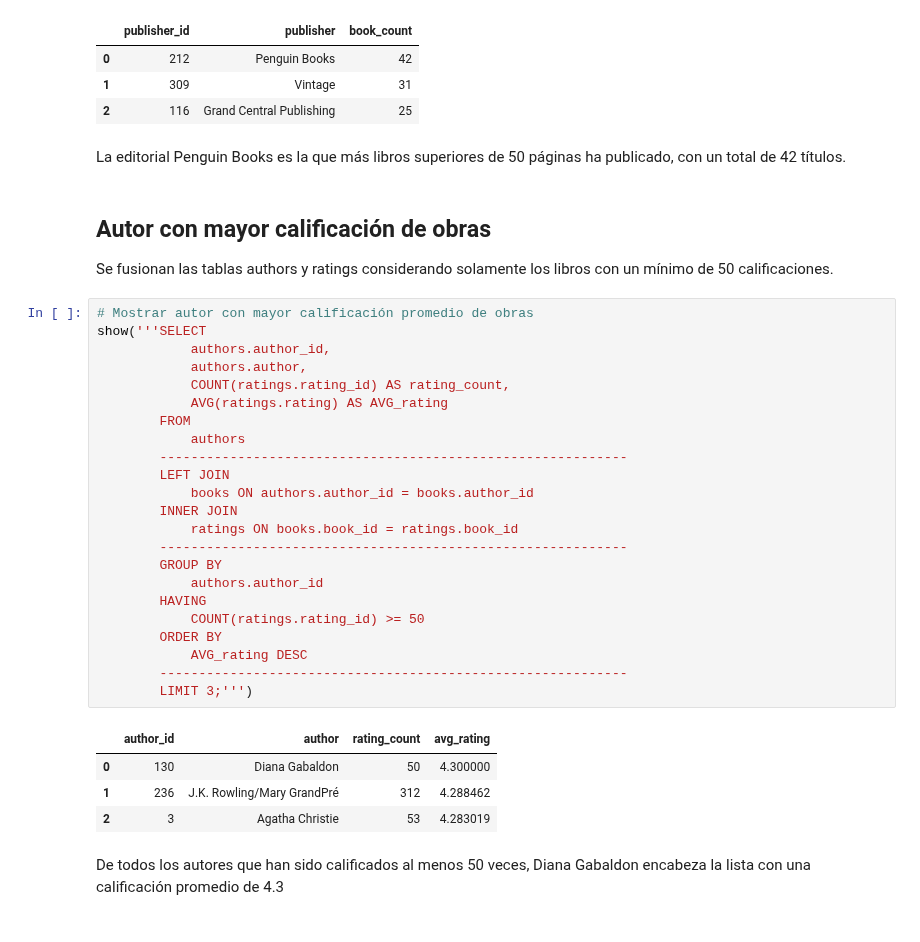
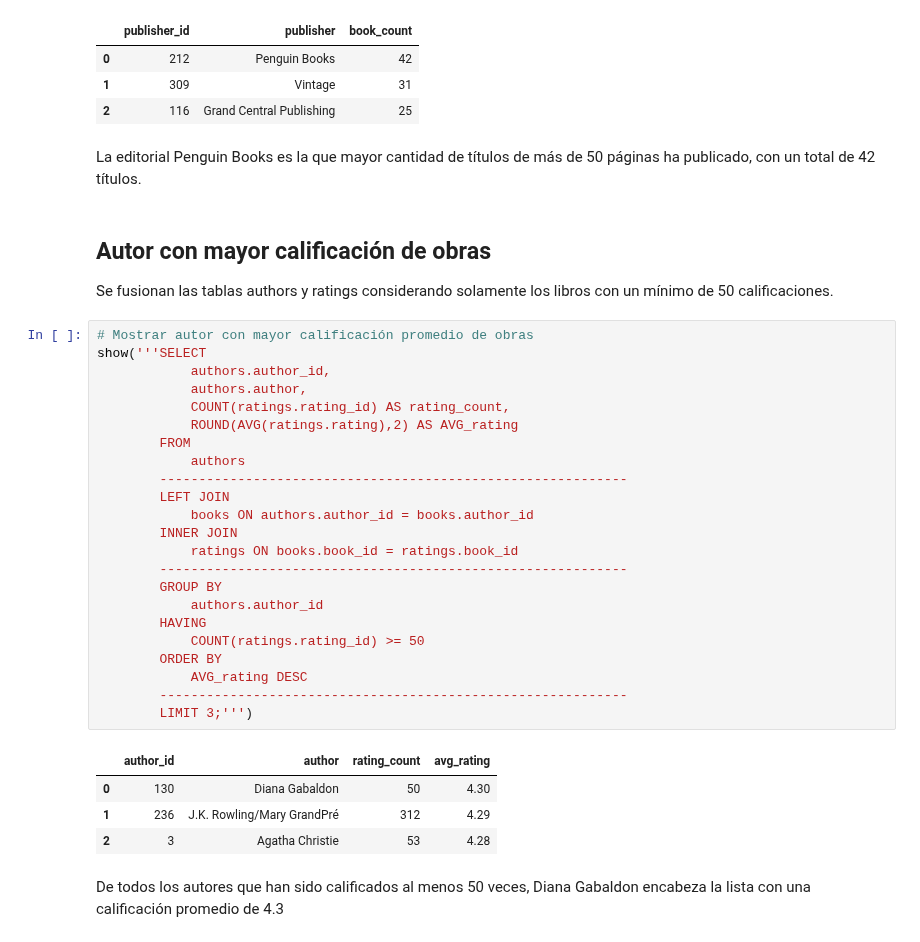
Before and after one commit to ScinDBad/DA_proyecto_final, a Jupyter notebook: sql_bookdata/sql_bookdata.ipynb, the cells around one changed output. Saved outputs shown, nothing was run; the diff lists cells and outputs as text.

```diff
--- a/sql_bookdata/sql_bookdata.ipynb
+++ b/sql_bookdata/sql_bookdata.ipynb
@@ -291,38 +300,38 @@ show('''SELECT
 | 1 | 309 | Vintage | 31 |
 | 2 | 116 | Grand Central Publishing | 25 |
 # %% [markdown]
-La editorial Penguin Books es la que más libros superiores de 50 páginas ha publicado, con un total de 42 títulos.
+La editorial Penguin Books es la que mayor cantidad de títulos de más de 50 páginas ha publicado, con un total de 42 títulos.
 # %% [markdown]
 ## Autor con mayor calificación de obras
 Se fusionan las tablas authors y ratings considerando solamente los libros con un mínimo de 50 calificaciones.
 # %%
 # Mostrar autor con mayor calificación promedio de obras
 show('''SELECT
             authors.author_id,
             authors.author,
             COUNT(ratings.rating_id) AS rating_count,
-            AVG(ratings.rating) AS AVG_rating
+            ROUND(AVG(ratings.rating),2) AS AVG_rating
         FROM
             authors
         ------------------------------------------------------------
         LEFT JOIN
             books ON authors.author_id = books.author_id
         INNER JOIN
             ratings ON books.book_id = ratings.book_id
         ------------------------------------------------------------
         GROUP BY
             authors.author_id
         HAVING
             COUNT(ratings.rating_id) >= 50
         ORDER BY
             AVG_rating DESC
         ------------------------------------------------------------
         LIMIT 3;''')
 # %% [output]
 |  | author_id | author | rating_count | avg_rating |
-| 0 | 130 | Diana Gabaldon | 50 | 4.300000 |
-| 1 | 236 | J.K. Rowling/Mary GrandPré | 312 | 4.288462 |
-| 2 | 3 | Agatha Christie | 53 | 4.283019 |
+| 0 | 130 | Diana Gabaldon | 50 | 4.30 |
+| 1 | 236 | J.K. Rowling/Mary GrandPré | 312 | 4.29 |
+| 2 | 3 | Agatha Christie | 53 | 4.28 |
 # %% [markdown]
 De todos los autores que han sido calificados al menos 50 veces, Diana Gabaldon encabeza la lista con una calificación promedio de 4.3
 # %% [markdown]
```
Also changed, not shown: parts of 6 cells of this notebook.
